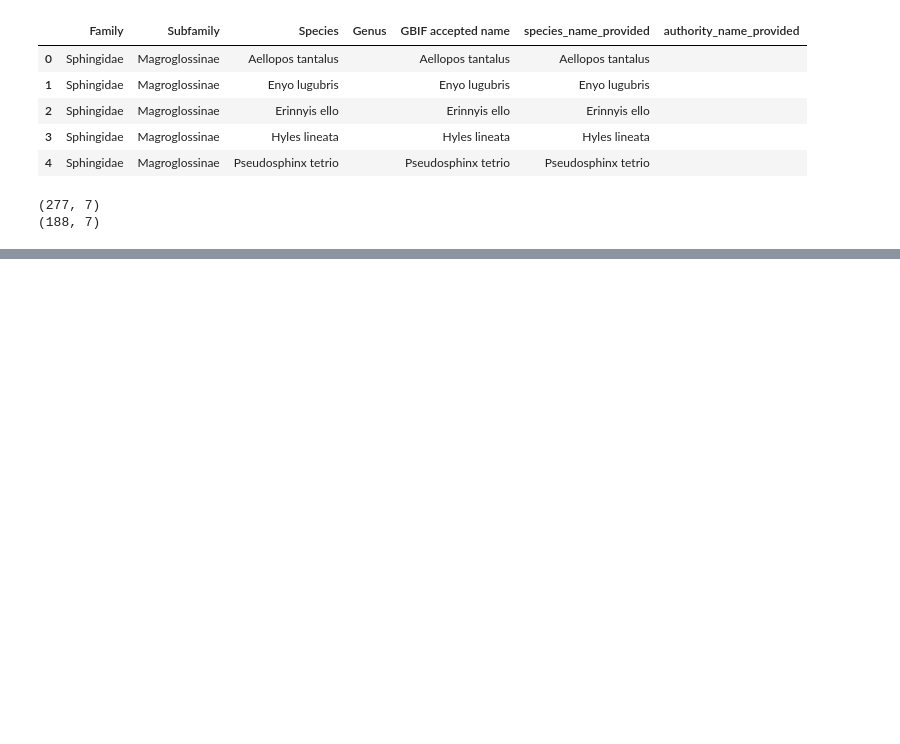
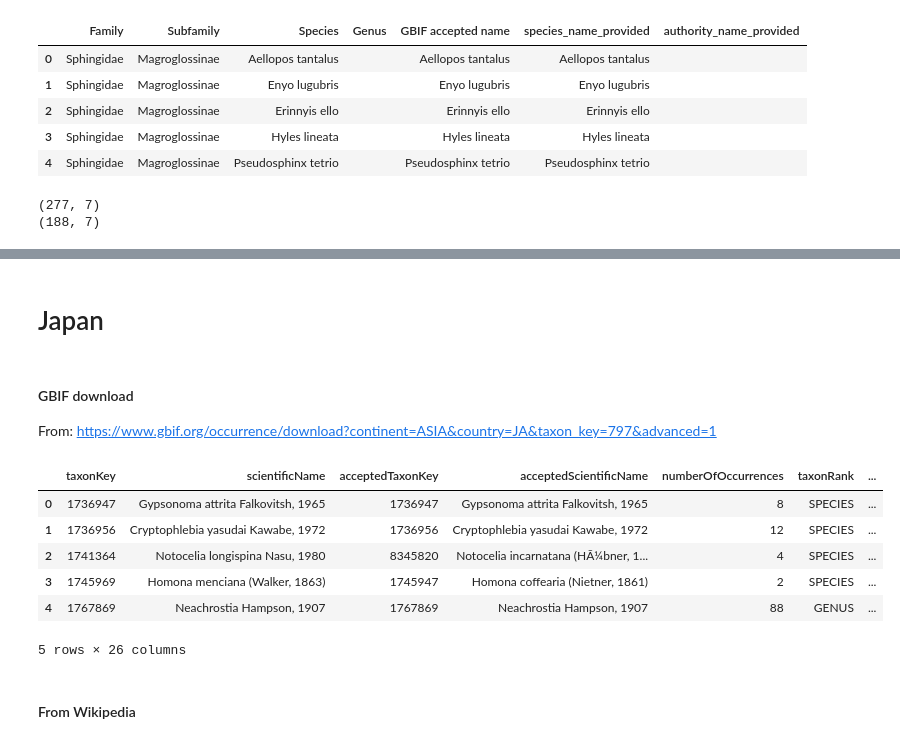
Before and after one commit to AMI-system/gbif_download_standalone, a Jupyter notebook: 01_prepare_checklist/01_preprocess_species_list.ipynb, the cells around one changed output, grey strips where cells are left out. Saved outputs shown, nothing was run; the diff lists cells and outputs as text; code cells hidden in the pictures; blank space fills up the shorter version.

```diff
--- a/01_prepare_checklist/01_preprocess_species_list.ipynb
+++ b/01_prepare_checklist/01_preprocess_species_list.ipynb
@@ -331,0 +429,28 @@ df_combined.to_csv(os.path.join("../species_checklists/",
+# %% [markdown]
+# Japan
+# %% [markdown]
+#### GBIF download
+
+From: https://www.gbif.org/occurrence/download?continent=ASIA&country=JA&taxon_key=797&advanced=1
+# %%
+# Read the species checklist from GBIF
+jp_df1 = pd.read_csv(os.path.join("../species_checklists", "japan-gbif-moths.tsv"),
+                sep='\t', encoding='latin-1')
+
+# create a column made up from the third word in column onwards
+jp_df1['Authority'] = jp_df1['scientificName'].str.split().str[2:].str.join(' ')
+
+jp_df1["species_name_provided"] = jp_df1["genus"].fillna('') + " " + jp_df1["species"].fillna('')
+jp_df1["authority_name_provided"] = jp_df1['Authority']
+jp_df1['Source'] = 'gbif'
+jp_df1.head()
+# %% [output]
+|  | taxonKey | scientificName | acceptedTaxonKey | acceptedScientificName | numberOfOccurrences | taxonRank | ... |
+| 0 | 1736947 | Gypsonoma attrita Falkovitsh, 1965 | 1736947 | Gypsonoma attrita Falkovitsh, 1965 | 8 | SPECIES | ... |
+| 1 | 1736956 | Cryptophlebia yasudai Kawabe, 1972 | 1736956 | Cryptophlebia yasudai Kawabe, 1972 | 12 | SPECIES | ... |
+| 2 | 1741364 | Notocelia longispina Nasu, 1980 | 8345820 | Notocelia incarnatana (HÃ¼bner, 1... | 4 | SPECIES | ... |
+| 3 | 1745969 | Homona menciana (Walker, 1863) | 1745947 | Homona coffearia (Nietner, 1861) | 2 | SPECIES | ... |
+| 4 | 1767869 | Neachrostia Hampson, 1907 | 1767869 | Neachrostia Hampson, 1907 | 88 | GENUS | ... |
+5 rows × 26 columns
+# %% [markdown]
+#### From Wikipedia
```
Also changed, not shown: parts of 38 cells of this notebook.
